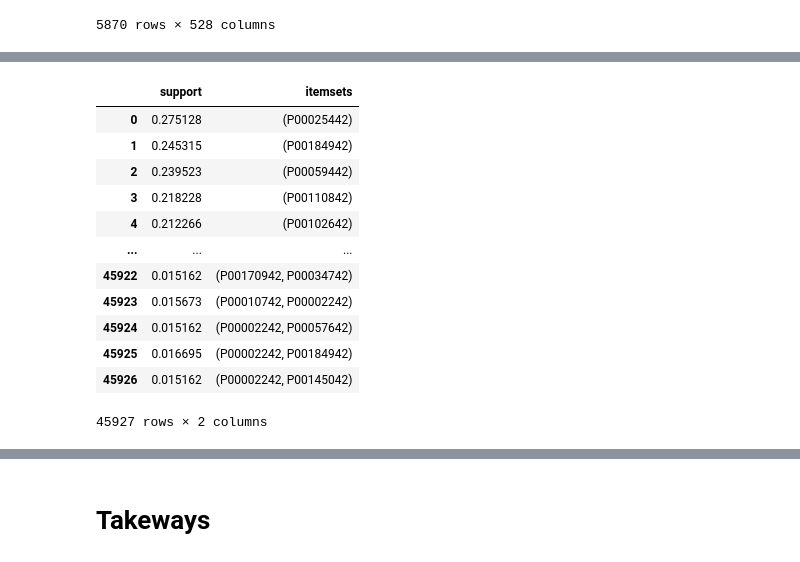
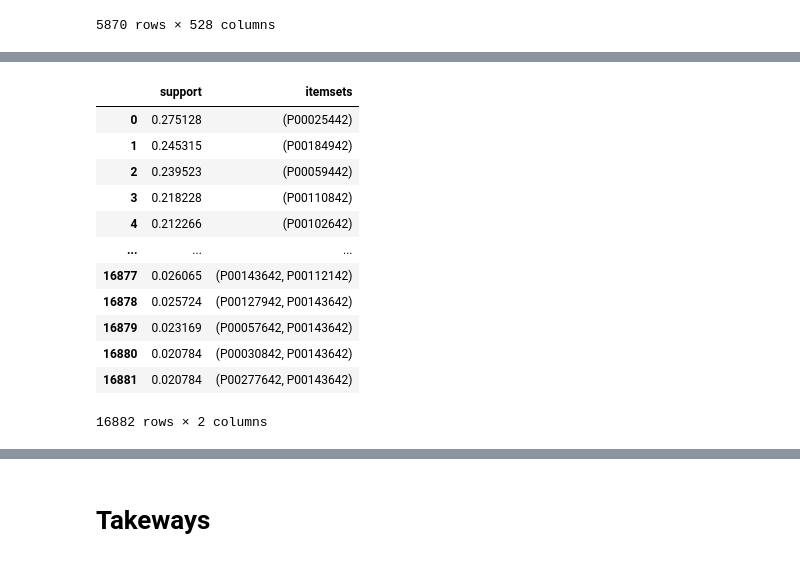
Before and after one commit to cetinus-gulin/ie423, a Jupyter notebook: task5-6-7/task7-gulin.ipynb, the cells around one changed output, grey strips where cells are left out. Cells and saved outputs as stored; diff of their text form; code cells hidden in the pictures.

```diff
--- a/task5-6-7/task7-gulin.ipynb
+++ b/task5-6-7/task7-gulin.ipynb
@@ -131,6 +127,6 @@ Wall time: 2min 54s
 
 from mlxtend.frequent_patterns import fpgrowth
 
-frequent_itemsets = fpgrowth(dfPurchase, min_support=0.015, use_colnames=True)
+frequent_itemsets = fpgrowth(dfPurchase, min_support=0.02, use_colnames=True)
 frequent_itemsets
 # %% [output]
@@ -139,16 +135,16 @@ Wall time: 8.67 s
 |  | support | itemsets |
 | 0 | 0.275128 | (P00025442) |
 | 1 | 0.245315 | (P00184942) |
 | 2 | 0.239523 | (P00059442) |
 | 3 | 0.218228 | (P00110842) |
 | 4 | 0.212266 | (P00102642) |
 | ... | ... | ... |
-| 45922 | 0.015162 | (P00170942, P00034742) |
-| 45923 | 0.015673 | (P00010742, P00002242) |
-| 45924 | 0.015162 | (P00002242, P00057642) |
-| 45925 | 0.016695 | (P00002242, P00184942) |
-| 45926 | 0.015162 | (P00002242, P00145042) |
+| 16877 | 0.026065 | (P00143642, P00112142) |
+| 16878 | 0.025724 | (P00127942, P00143642) |
+| 16879 | 0.023169 | (P00057642, P00143642) |
+| 16880 | 0.020784 | (P00030842, P00143642) |
+| 16881 | 0.020784 | (P00277642, P00143642) |
-45927 rows × 2 columns
+16882 rows × 2 columns
 # %%
 # Evaluate the metrics, and filter the items and itemsets that have at least 65% confidence
 
```
Also changed, not shown: parts of 7 cells of this notebook, 1 other file.
